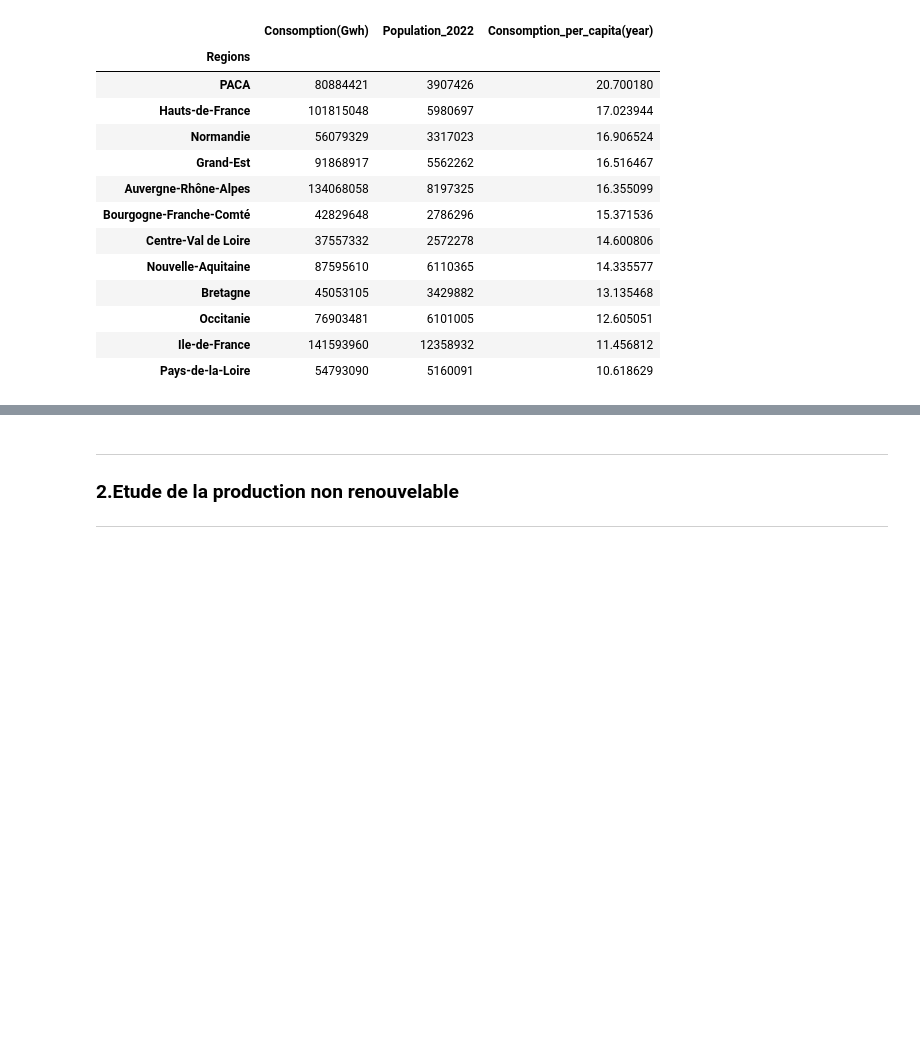
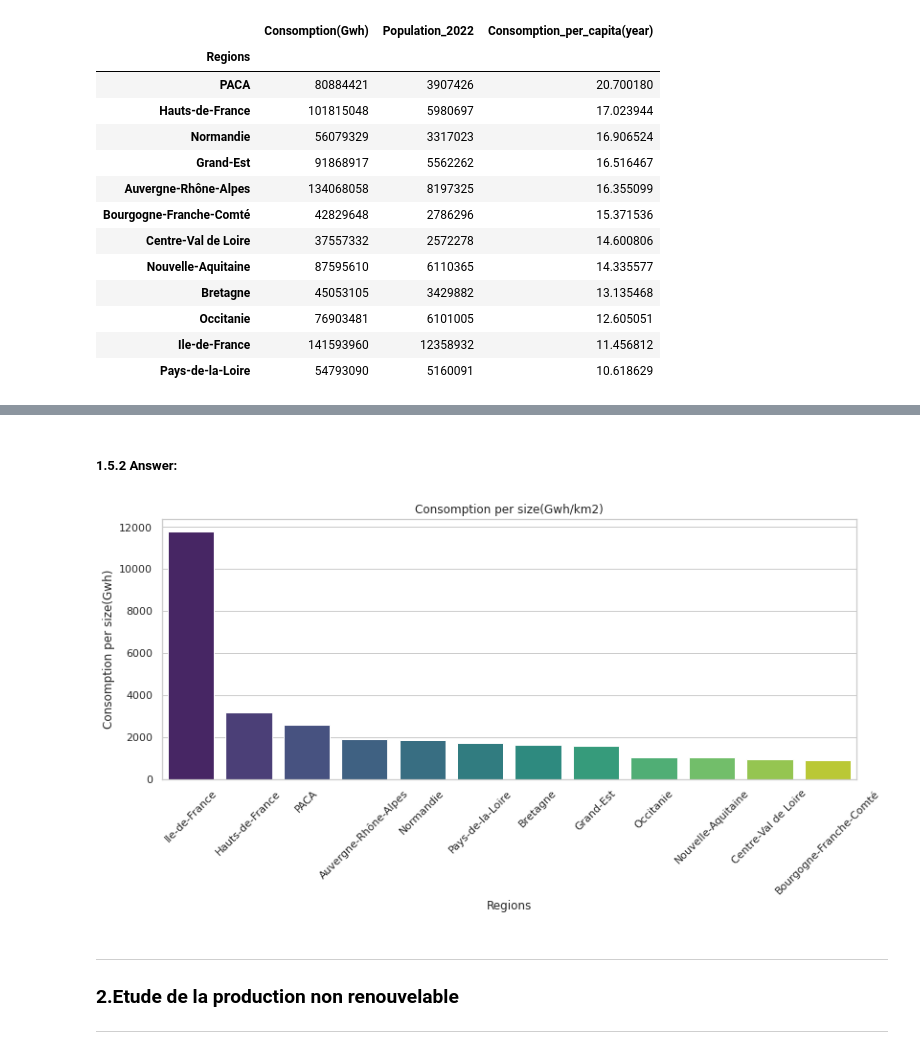
Before and after one commit to eusoumarkinhoz/Stats_Prob-2, a Jupyter notebook: Notebook/1.2 _wip_Regional - Series temporelles.ipynb, the cells around one changed output, grey strips where cells are left out. Saved outputs shown, nothing was run; the diff lists cells and outputs as text; code cells hidden in the pictures; blank space fills up the shorter version.

```diff
--- a/Notebook/1.2 _wip_Regional - Series temporelles.ipynb
+++ b/Notebook/1.2 _wip_Regional - Series temporelles.ipynb
@@ -328,0 +351,6 @@ plt.show()
+# %%
+
+regions_consom_per_size = regions_size
+# %%
+regions_consom_per_size=regions_consom_per_size.astype({'Superficie(km2)':'int'})
+regions_consom_per_size.info()
@@ -328,0 +368,4 @@ plt.show()
+# %%
+# Dividing Consomption per Superficie
+regions_consom_per_size['Consomption_per_size(Gwh/km2)']=regions_consom_per_size['Consomption(Gwh)']/regions_consom_per_size['Superficie(km2)']
+regions_consom_per_size.sort_values(by='Consomption_per_size(Gwh/km2)', ascending=False)
@@ -328,0 +386,3 @@ plt.show()
+# %%
+regions_consom_per_size = regions_consom_per_size.sort_values(by='Consomption_per_size(Gwh/km2)', ascending=False)
+regions_consom_per_size
@@ -329,3 +403,24 @@ plt.show()
+# %% [markdown]
+##### 1.5.2 Answer:
+# %%
+# Ploting Consomption per size(Gwh/km2)
+sns.set(style='whitegrid')
+
+plt.figure(figsize=(13, 5))
+sns.barplot(x='Regions', y='Consomption_per_size(Gwh/km2)',
+            data=regions_consom_per_size,
+            palette='viridis',
+            hue='Regions', legend=False)
+
+plt.xlabel('Regions')
+plt.ylabel('Consomption per size(Gwh)')
+plt.title('Consomption per size(Gwh/km2)')
+
+plt.xticks(rotation=45)
+
+plt.show()
+# %% [output]
+[figure, added]
 # %% [markdown]
 _______________________________________
 ### 2.Etude de la production non renouvelable
```
Also changed, not shown: parts of 15 cells of this notebook, 1 other file.
